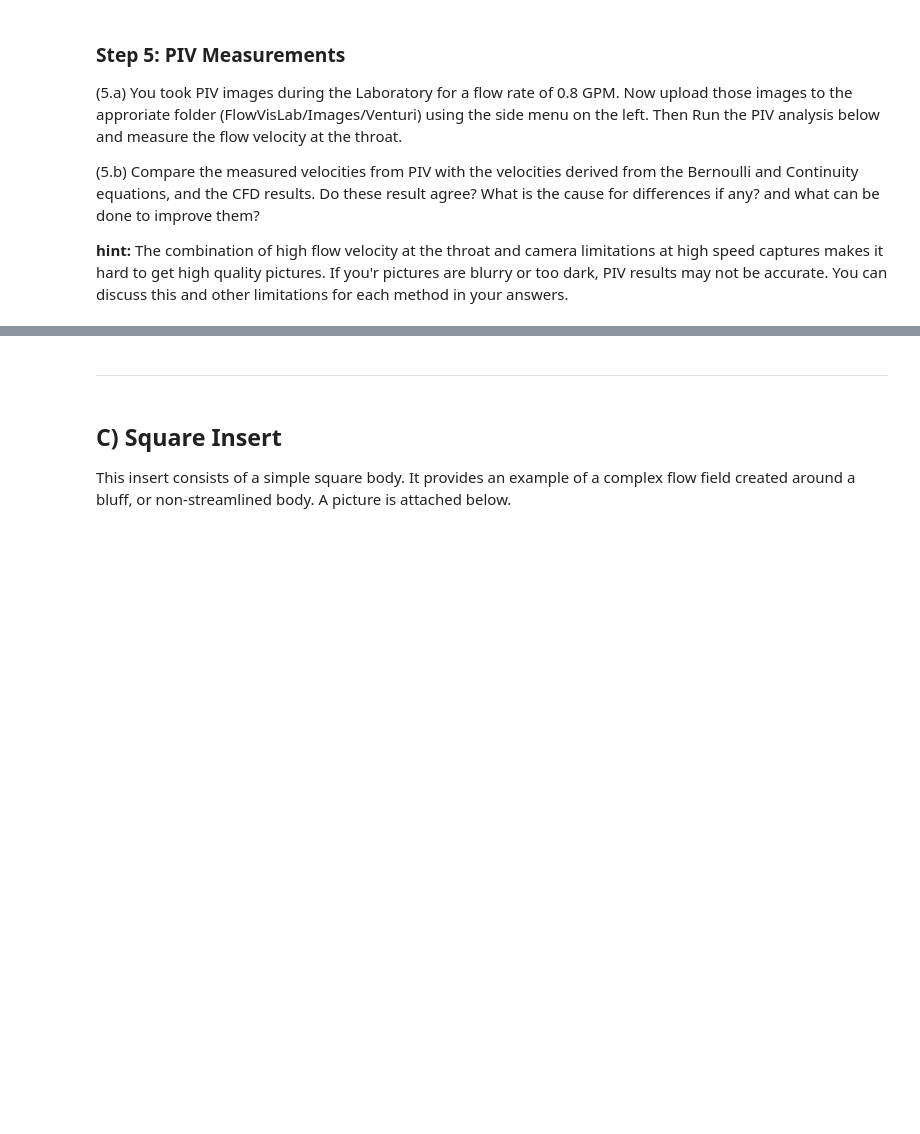
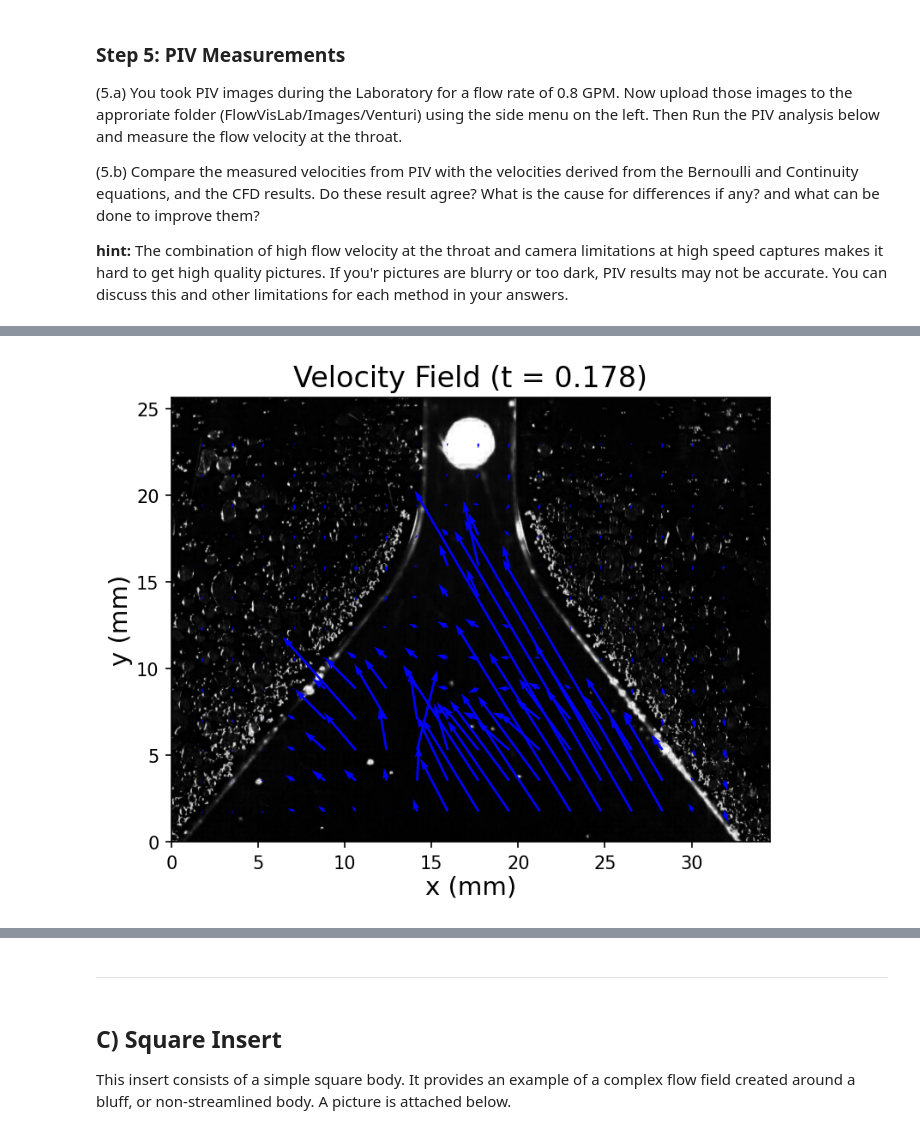
Before and after one commit to nelonmelons/ESC190, a Jupyter notebook: FlowVisLabForm_2024.ipynb, the cells around one changed output, grey strips where cells are left out. Saved outputs shown, nothing was run; the diff lists cells and outputs as text; code cells hidden in the pictures; blank space fills up the shorter version.

```diff
--- a/FlowVisLabForm_2024.ipynb
+++ b/FlowVisLabForm_2024.ipynb
@@ -944,7 +880,7 @@ The CFD simulation accurately captures the overall flow characteristics observed
 window_size = 80 #@param {type:"integer"}
 overlap = 40 #@param {type:"integer"}
 search_area = 100 #@param {type:"integer"}
-scale = 3.0 #@param {type:"number"}
+scale = 22.6 #@param {type:"number"}
 background_removal = "on" #@param ["on", "off"]
 bad_vector_replacement = "on" #@param ["on", "off"]
 gif_animation = "On" #@param ["On", "Off"]
@@ -1007,17 +959,19 @@ display(button, output)
 # %%
 # @title Plot velocity field at a specific time {"run":"auto","vertical-output":true,"form-width":"50%"}
-time = 0 # @param {"type":"slider","min":0,"max":1.45628,"step":0.02972}
+time = 0.17832 # @param {"type":"slider","min":0,"max":1.45628,"step":0.02972}
 
 dt = 0.01486
 n = round(time/dt)
 file = os.path.join(stg['DP'], f'Analysis/frame{n:04d}.dat')
 x, y, u, v, _ = tools.read_data(file)
 fig, ax = plt.subplots()
 ax.imshow(bg, cmap='gray', extent=[0., 780/scale, 0., 580/scale])
 ax.quiver(x, y, u, v, color='b', units='xy', minlength=0.1, minshaft=1.2)
 ax.set_title(f'Velocity Field (t = {time:.3f})', size=16)
 ax.set_xlabel('x (mm)', size=14, labelpad=2)
 _ = ax.set_ylabel('y (mm)', size=14, labelpad=2)
+# %% [output]
+[figure, added]
 # %%
 # form inputs
 # @title Plot velocity vs time at a specific point: {"run":"auto","vertical-output":true,"form-width":"60%","display-mode":"form"}
```
Also changed, not shown: parts of 42 cells of this notebook.
